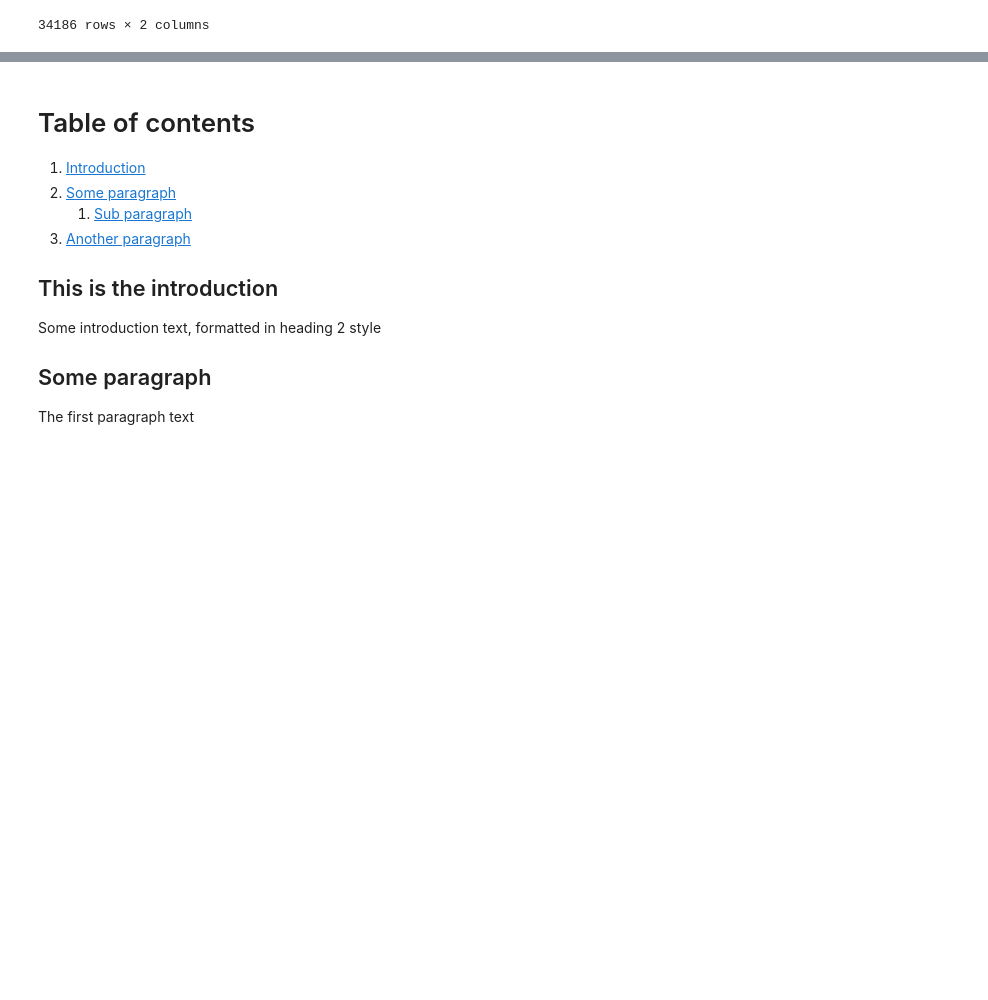
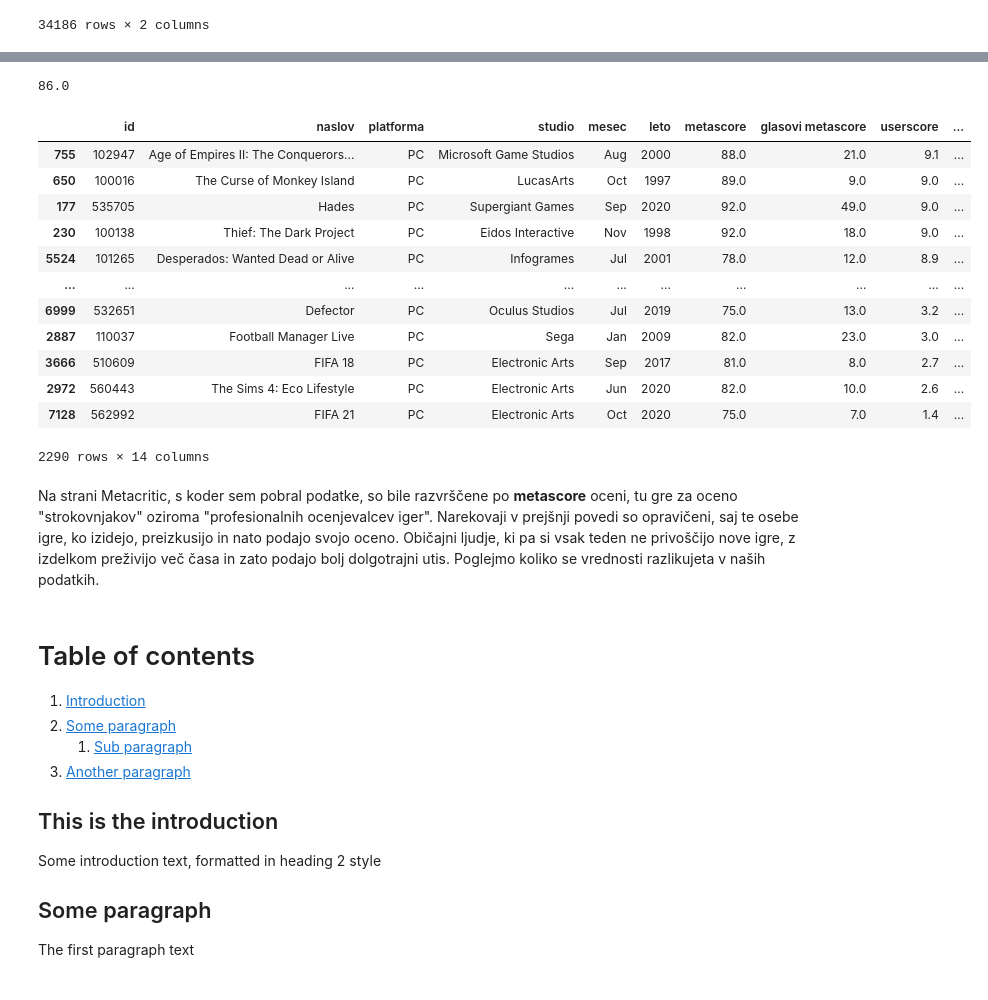
Before and after one commit to benoucakar/Najboljse-videoigre-vseh-casov, a Jupyter notebook: Najboljse_videoigre_vseh_casov.ipynb, the cells around one changed output, grey strips where cells are left out. Saved outputs shown, nothing was run; the diff lists cells and outputs as text; code cells hidden in the pictures; blank space fills up the shorter version.

```diff
--- a/Najboljse_videoigre_vseh_casov.ipynb
+++ b/Najboljse_videoigre_vseh_casov.ipynb
@@ -61,0 +107,28 @@ zanri
+# %%
+def prilagodi_glasove_userscore(tabela_iger):
+    sred_st_glasov = (tabela_iger["glasovi userscore"]).median()
+    def prilagodi(ocena, st_glasov):
+        return round(((st_glasov) / (st_glasov + sred_st_glasov)) * ocena, 1)
+    tabela_iger["prilagojen userscore"] = prilagodi(tabela_iger["userscore"], tabela_iger["glasovi userscore"])
+# %%
+test = igre_po_platformi["PC"].copy()
+prilagodi_glasove_userscore(test)
+
+test[test["glasovi userscore"] < 500].sort_values("userscore", ascending=False)
+# %% [output]
+86.0
+|  | id | naslov | platforma | studio | mesec | leto | metascore | glasovi metascore | userscore | ... |
+| 755 | 102947 | Age of Empires II: The Conquerors... | PC | Microsoft Game Studios | Aug | 2000 | 88.0 | 21.0 | 9.1 | ... |
+| 650 | 100016 | The Curse of Monkey Island | PC | LucasArts | Oct | 1997 | 89.0 | 9.0 | 9.0 | ... |
+| 177 | 535705 | Hades | PC | Supergiant Games | Sep | 2020 | 92.0 | 49.0 | 9.0 | ... |
+| 230 | 100138 | Thief: The Dark Project | PC | Eidos Interactive | Nov | 1998 | 92.0 | 18.0 | 9.0 | ... |
+| 5524 | 101265 | Desperados: Wanted Dead or Alive | PC | Infogrames | Jul | 2001 | 78.0 | 12.0 | 8.9 | ... |
+| ... | ... | ... | ... | ... | ... | ... | ... | ... | ... | ... |
+| 6999 | 532651 | Defector | PC | Oculus Studios | Jul | 2019 | 75.0 | 13.0 | 3.2 | ... |
+| 2887 | 110037 | Football Manager Live | PC | Sega | Jan | 2009 | 82.0 | 23.0 | 3.0 | ... |
+| 3666 | 510609 | FIFA 18 | PC | Electronic Arts | Sep | 2017 | 81.0 | 8.0 | 2.7 | ... |
+| 2972 | 560443 | The Sims 4: Eco Lifestyle | PC | Electronic Arts | Jun | 2020 | 82.0 | 10.0 | 2.6 | ... |
+| 7128 | 562992 | FIFA 21 | PC | Electronic Arts | Oct | 2020 | 75.0 | 7.0 | 1.4 | ... |
+2290 rows × 14 columns
+# %% [markdown]
+Na strani Metacritic, s koder sem pobral podatke, so bile razvrščene po **metascore** oceni, tu gre za oceno "strokovnjakov" oziroma "profesionalnih ocenjevalcev iger". Narekovaji v prejšnji povedi so opravičeni, saj te osebe igre, ko izidejo, preizkusijo in nato podajo svojo oceno. Običajni ljudje, ki pa si vsak teden ne privoščijo nove igre, z izdelkom preživijo več časa in zato podajo bolj dolgotrajni utis. Poglejmo koliko se vrednosti razlikujeta v naših podatkih.
```
Also changed, not shown: parts of 22 cells of this notebook.
